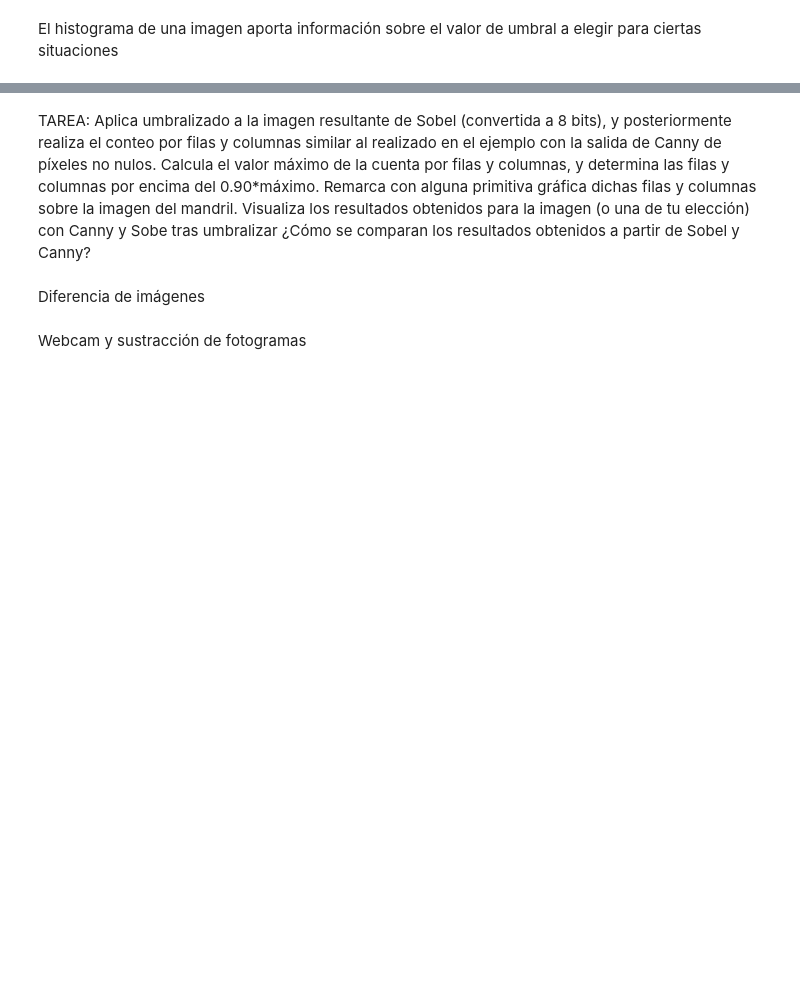
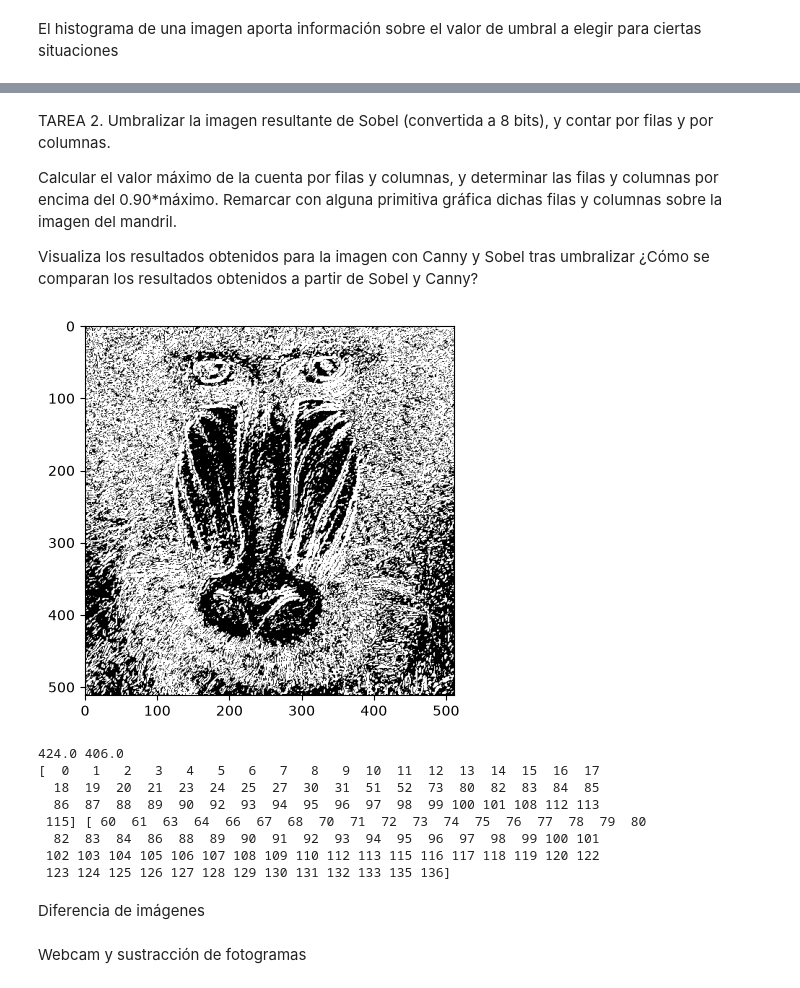
Before and after one commit to eeriick-j/rodatupmoCroPnoisiV, a Jupyter notebook: P2/VC_P2.ipynb, the cells around one changed output, grey strips where cells are left out. Drawn from its saved outputs; the diff is of its cells as text; code cells hidden in the pictures; blank space fills up the shorter version.

```diff
--- a/P2/VC_P2.ipynb
+++ b/P2/VC_P2.ipynb
@@ -318,5 +318,52 @@ plt.xlim([0, 256])
 # %% [markdown]
-TAREA: Aplica umbralizado a la imagen resultante de Sobel (convertida a 8 bits), y posteriormente realiza el conteo por filas y columnas similar al realizado en el ejemplo con la salida de Canny de píxeles no nulos. Calcula el valor máximo de la cuenta por filas y columnas, y determina las filas y columnas por encima del 0.90*máximo. Remarca con alguna primitiva gráfica dichas filas y columnas sobre la imagen del mandril. Visualiza los resultados obtenidos para la imagen (o una de tu elección) con Canny y Sobe tras umbralizar ¿Cómo se comparan los resultados obtenidos a partir de Sobel y Canny?
+TAREA 2.
+Umbralizar la imagen resultante de Sobel (convertida a 8 bits), y contar por filas y por columnas.
+
+Calcular el valor máximo de la cuenta por filas y columnas, y determinar las filas y columnas por encima del 0.90*máximo.
+Remarcar con alguna primitiva gráfica dichas filas y columnas sobre la imagen del mandril.
+
+Visualiza los resultados obtenidos para la imagen con Canny y Sobel tras umbralizar ¿Cómo se comparan los resultados obtenidos a partir de Sobel y Canny?
+# %%
+umbral = 30
+
+"""
+Para cada píxel:
+    píxel < umbral -> negro
+    píxel >= umbral -> blanco
+"""
+_, imagenUmbralizada = cv2.threshold(sobel8, umbral, 255, cv2.THRESH_BINARY)
+plt.imshow(imagenUmbralizada, cmap='gray')
+plt.show()
+
+"""
+Para cada columna, suma del valor de todos sus píxeles (cada valor es sólo 0 ó 255).
+% de blancos por fila
+"""
+pixel_value_sum_by_col = cv2.reduce(imagenUmbralizada, 0, cv2.REDUCE_SUM, dtype=cv2.CV_32SC1)
+white_pixels_by_col = pixel_value_sum_by_col / 255
+
+pixel_value_sum_by_row = cv2.reduce(imagenUmbralizada, 1, cv2.REDUCE_SUM, dtype=cv2.CV_32SC1)
+white_pixels_by_row = pixel_value_sum_by_row / 255
+
+# Número máximo de píxeles blanco
+maxRow = np.max(white_pixels_by_row)
+maxCol = np.max(white_pixels_by_col)
+print(maxRow, maxCol)
+
+# Filas con al menos el 90% del máximo
+filas = np.where(white_pixels_by_row >= 0.90 * maxRow)[0]
+columnas = np.where(white_pixels_by_col >= 0.90 * maxCol)[1]
+print(filas, columnas)
+# %% [output]
+[figure, added]
+424.0 406.0
+[  0   1   2   3   4   5   6   7   8   9  10  11  12  13  14  15  16  17
+  18  19  20  21  23  24  25  27  30  31  51  52  73  80  82  83  84  85
+  86  87  88  89  90  92  93  94  95  96  97  98  99 100 101 108 112 113
+ 115] [ 60  61  63  64  66  67  68  70  71  72  73  74  75  76  77  78  79  80
+  82  83  84  86  88  89  90  91  92  93  94  95  96  97  98  99 100 101
+ 102 103 104 105 106 107 108 109 110 112 113 115 116 117 118 119 120 122
+ 123 124 125 126 127 128 129 130 131 132 133 135 136]
 # %% [markdown]
 Diferencia de imágenes
 # %%
```
Also changed, not shown: parts of 9 cells of this notebook.
